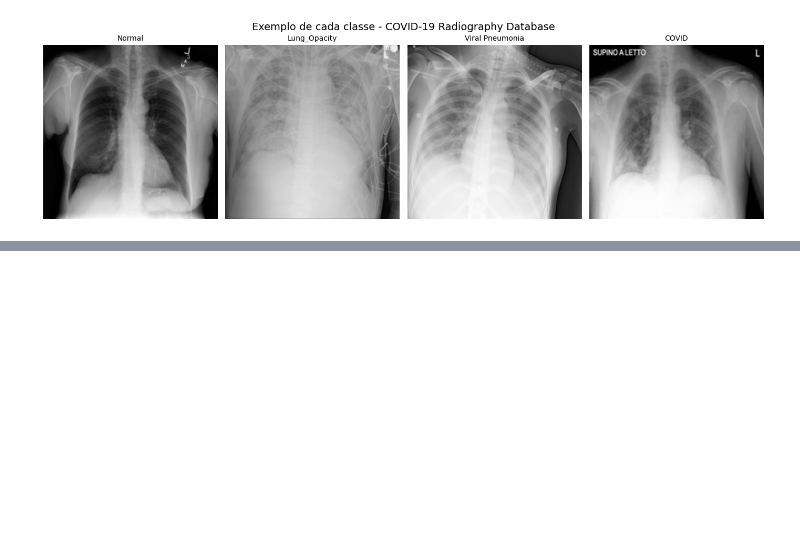
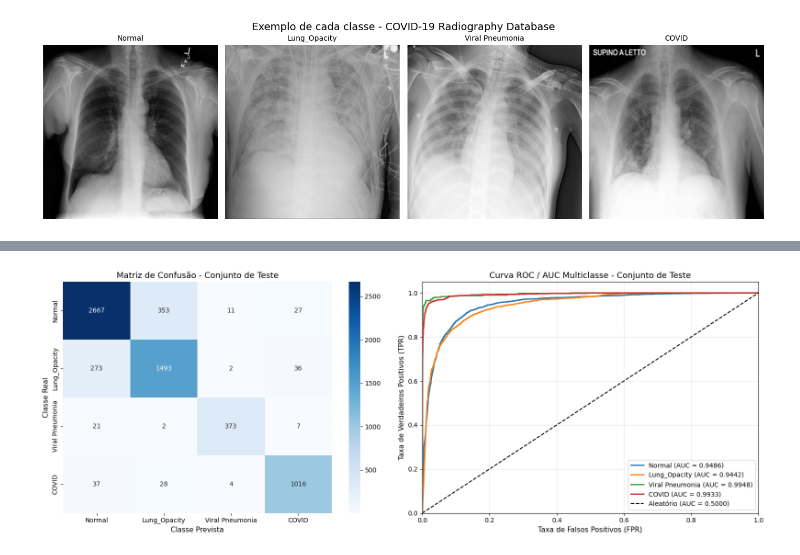
Before and after one commit to Carlos-Biologist/Automated-_Detection_and_Tracking_Pinnipeds_UAVs_YOLO26_-_BoT-SORT, a Jupyter notebook: Mallaria_Cell_COVID19_Radiography.ipynb, the cells around one changed output, grey strips where cells are left out. Cells and saved outputs as stored; diff of their text form; code cells hidden in the pictures; blank space fills up the shorter version.

```diff
--- a/Mallaria_Cell_COVID19_Radiography.ipynb
+++ b/Mallaria_Cell_COVID19_Radiography.ipynb
@@ -422,0 +615,19 @@ plt.show()
+# %%
+# ==========================================================
+# 8. Avaliar no Conjunto de Teste: Matriz de Confusão e ROC/AUC
+# ==========================================================
+
+import seaborn as sns
+from sklearn.metrics import confusion_matrix, classification_report, roc_curve, auc
+from tensorflow.keras.utils import to_categorical
+
+# Obter probabilidades previstas e classes reais no conjunto de teste
+test_generator.reset()
+y_pred_probs = model_cnn_2.predict(test_generator, verbose=1)
+y_pred = np.argmax(y_pred_probs, axis=1)
+y_true = test_generator.classes
+y_true_onehot = to_categorical(y_true, num_classes=len(classes))
+
+# Relatório de métricas por classe
+print("\n📋 Relatório de Classificação (Conjunto de Teste):")
+print(classification_report(y_true, y_pred, target_names=classes))
@@ -422,0 +648,34 @@ plt.show()
+# %%
+# --- Plotar Matriz de Confusão e Curva ROC/AUC lado a lado ---
+fig, axs = plt.subplots(1, 2, figsize=(16, 6))
+
+# 1. Matriz de Confusão
+cm = confusion_matrix(y_true, y_pred)
+sns.heatmap(
+    cm, annot=True, fmt="d", cmap="Blues",
+    xticklabels=classes, yticklabels=classes, ax=axs[0]
+)
+axs[0].set_title("Matriz de Confusão - Conjunto de Teste", fontsize=13)
+axs[0].set_xlabel("Classe Prevista", fontsize=11)
+axs[0].set_ylabel("Classe Real", fontsize=11)
+
+# 2. Curva ROC / AUC (One-vs-Rest para as 4 classes)
+colors = ["#1f77b4", "#ff7f0e", "#2ca02c", "#d62728"]
+for i, (cls, color) in enumerate(zip(classes, colors)):
+    fpr, tpr, _ = roc_curve(y_true_onehot[:, i], y_pred_probs[:, i])
+    roc_auc = auc(fpr, tpr)
+    axs[1].plot(fpr, tpr, color=color, lw=2, label=f"{cls} (AUC = {roc_auc:.4f})")
+
+axs[1].plot([0, 1], [0, 1], "k--", lw=1.5, label="Aleatório (AUC = 0.5000)")
+axs[1].set_xlim([0.0, 1.0])
+axs[1].set_ylim([0.0, 1.05])
+axs[1].set_title("Curva ROC / AUC Multiclasse - Conjunto de Teste", fontsize=13)
+axs[1].set_xlabel("Taxa de Falsos Positivos (FPR)", fontsize=11)
+axs[1].set_ylabel("Taxa de Verdadeiros Positivos (TPR)", fontsize=11)
+axs[1].legend(loc="lower right", fontsize=10)
+axs[1].grid(alpha=0.3)
+
+plt.tight_layout()
+plt.show()
+# %% [output]
+[figure, added]
```
Also changed, not shown: parts of 7 cells of this notebook.
